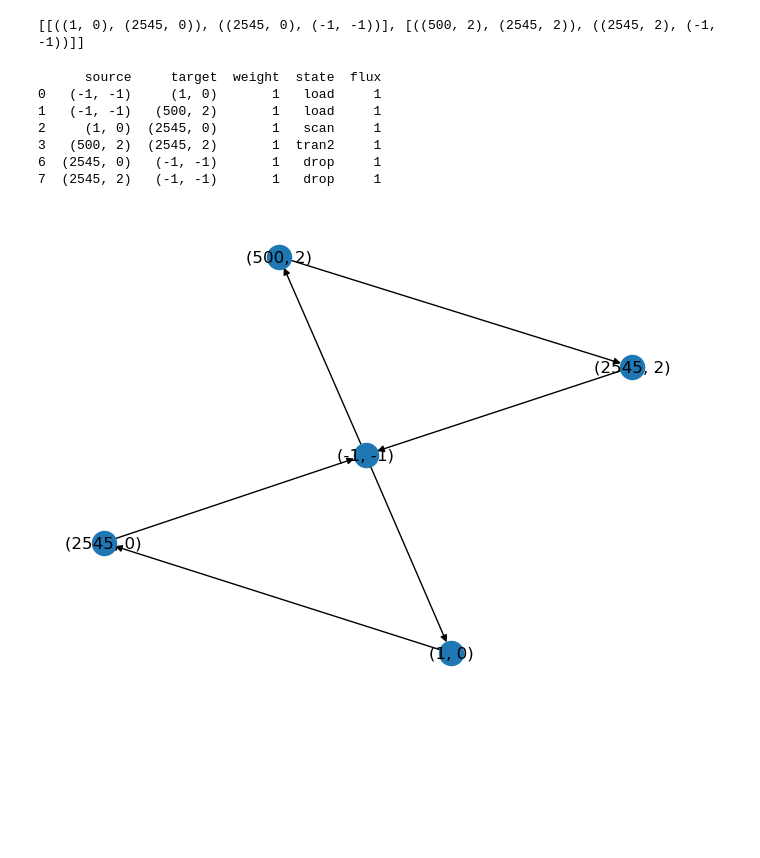
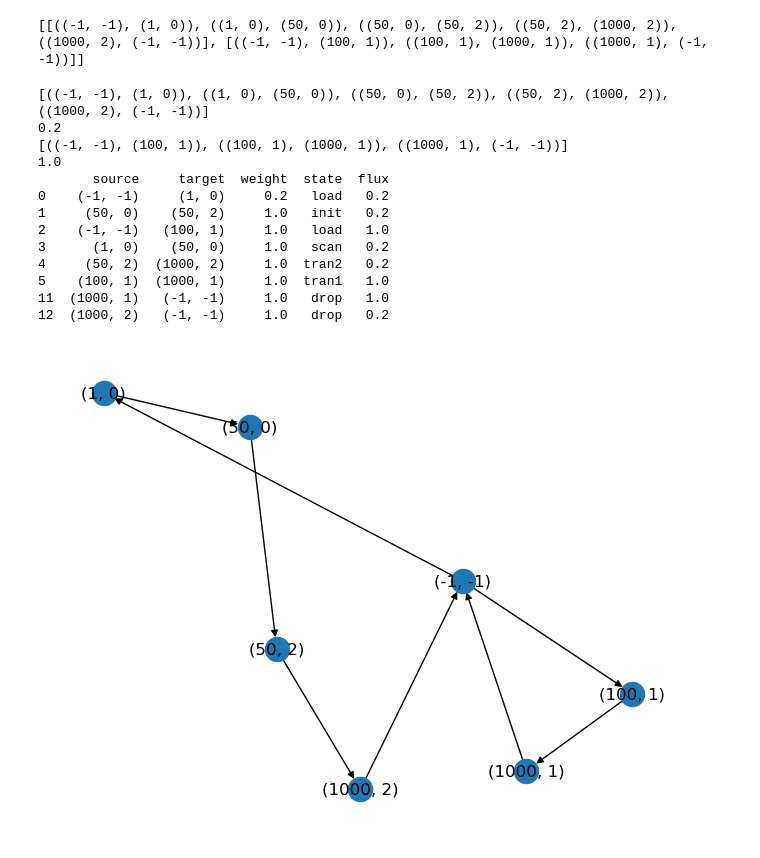
Before and after one commit to k-meiklejohn/dyno-rdg, a Jupyter notebook: build_rdg_new.ipynb, the cells around one changed output. Saved outputs shown, nothing was run; the diff lists cells and outputs as text; code cells hidden in the pictures; blank space fills up the shorter version.

```diff
--- a/build_rdg_new.ipynb
+++ b/build_rdg_new.ipynb
@@ -580,10 +585,13 @@ def get_ribopaths(graph: nx.DiGraph, node_map: pd.DataFrame) -> List[List[Tuple]
     # source nodes: 'load' or 'ires'
     source_nodes = graph.successors((-1,-1))
 
+
     target_node = (-1, -1)  # bulk node
     for source in source_nodes:
         paths = nx.all_simple_edge_paths(graph, source=source, target=target_node)
-        all_paths.extend(paths)
+        for path in paths:
+            path.insert(0, ((-1,-1), path[0][0]))
+            all_paths.extend([path])
 
     return all_paths
 
@@ -591,7 +599,7 @@ def get_ribopaths(graph: nx.DiGraph, node_map: pd.DataFrame) -> List[List[Tuple]
 paths = get_ribopaths(prob_graph, node_map=graph)
 print(paths)
 # %% [output]
-[[((1, 0), (2545, 0)), ((2545, 0), (-1, -1))], [((500, 2), (2545, 2)), ((2545, 2), (-1, -1))]]
+[[((-1, -1), (1, 0)), ((1, 0), (50, 0)), ((50, 0), (50, 2)), ((50, 2), (1000, 2)), ((1000, 2), (-1, -1))], [((-1, -1), (100, 1)), ((100, 1), (1000, 1)), ((1000, 1), (-1, -1))]]
 # %%
 import pandas as pd
 import networkx as nx
@@ -615,11 +623,12 @@ def calc_flux(graph: nx.DiGraph, edgelist: pd.DataFrame, edge_paths: List[List[T
 
     # Initialize flux accumulator
     flux_accum = pd.Series(0, index=out.index)
-
     for path in edge_paths:
         # Calculate path flux (product of edge weights along path)
-        path_flux = 1.0
-        for edge in path:
+        print(path)
+        path_flux = graph[path[0][0]][path[0][1]]['weight']
+        print(path_flux)
+        for edge in path[1:]:
             path_flux *= graph[edge[0]][edge[1]]['weight']
 
         # Map this path flux to the edges in the edgelist
@@ -652,39 +661,45 @@ def build_flux_graph(
         flux_edges: DataFrame with additional 'flux' column.
         flux_graph: NetworkX DiGraph with edge attributes ['state','weight','flux'].
     """
     # Compute flux along all paths
     flux_edges = calc_flux(prob_graph, edgelist, ribopaths).copy()
 
     # Standardize column names
     flux_edges.columns = ['source', 'target', 'weight', 'state', 'flux']
 
-    flux_edges.loc[flux_edges['state']=='load', 'flux'] = 1
+    # flux_edges.loc[flux_edges['state']=='load', 'flux'] = 1
 
 
     # Build DiGraph with edge attributes
     flux_graph = nx.from_pandas_edgelist(
         flux_edges,
         source='source',
         target='target',
         edge_attr=['state', 'weight', 'flux'],
         create_using=nx.DiGraph
     )
 
     # Optional: save to CSV
     if csv_path is not None:
         flux_edges.to_csv(csv_path, index=False, sep='\t')
 
     return flux_edges, flux_graph
 
 flux_graph, nx_flux_graph = build_flux_graph(prob_graph, edgelist, paths, csv_path='graph.csv')
 print(flux_graph)
 nx.draw(nx_flux_graph, with_labels=True)
 # %% [output]
-      source     target  weight  state  flux
-0   (-1, -1)     (1, 0)       1   load     1
-1   (-1, -1)   (500, 2)       1   load     1
-2     (1, 0)  (2545, 0)       1   scan     1
-3   (500, 2)  (2545, 2)       1  tran2     1
-6  (2545, 0)   (-1, -1)       1   drop     1
-7  (2545, 2)   (-1, -1)       1   drop     1
+[((-1, -1), (1, 0)), ((1, 0), (50, 0)), ((50, 0), (50, 2)), ((50, 2), (1000, 2)), ((1000, 2), (-1, -1))]
+0.2
+[((-1, -1), (100, 1)), ((100, 1), (1000, 1)), ((1000, 1), (-1, -1))]
+1.0
+       source     target  weight  state  flux
+0    (-1, -1)     (1, 0)     0.2   load   0.2
+1     (50, 0)    (50, 2)     1.0   init   0.2
+2    (-1, -1)   (100, 1)     1.0   load   1.0
+3      (1, 0)    (50, 0)     1.0   scan   0.2
+4     (50, 2)  (1000, 2)     1.0  tran2   0.2
+5    (100, 1)  (1000, 1)     1.0  tran1   1.0
+11  (1000, 1)   (-1, -1)     1.0   drop   1.0
+12  (1000, 2)   (-1, -1)     1.0   drop   0.2
-[figure, old version]
+[figure, new version]
```
Also changed, not shown: parts of 7 cells of this notebook, 13 other files.
